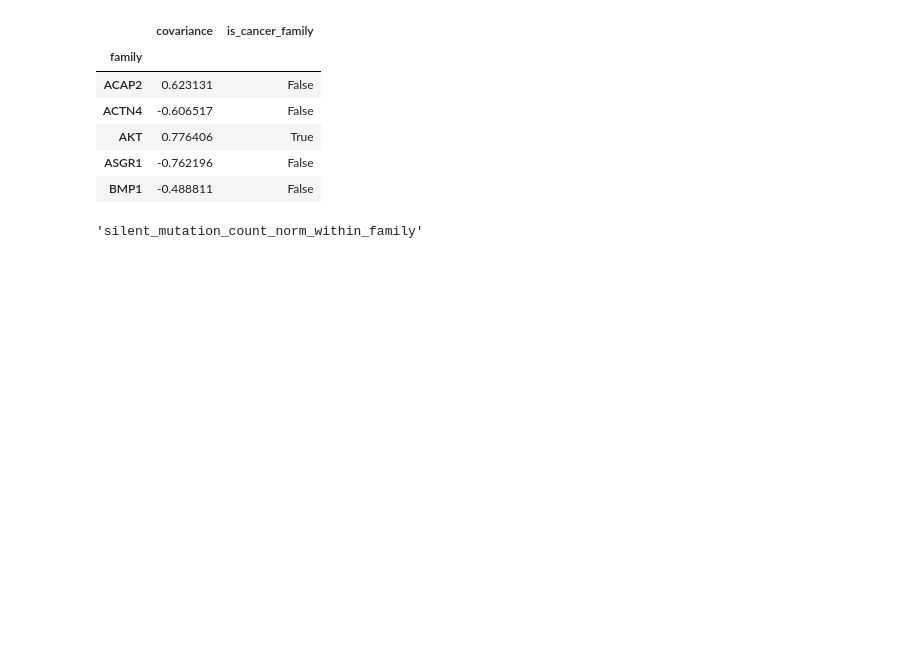
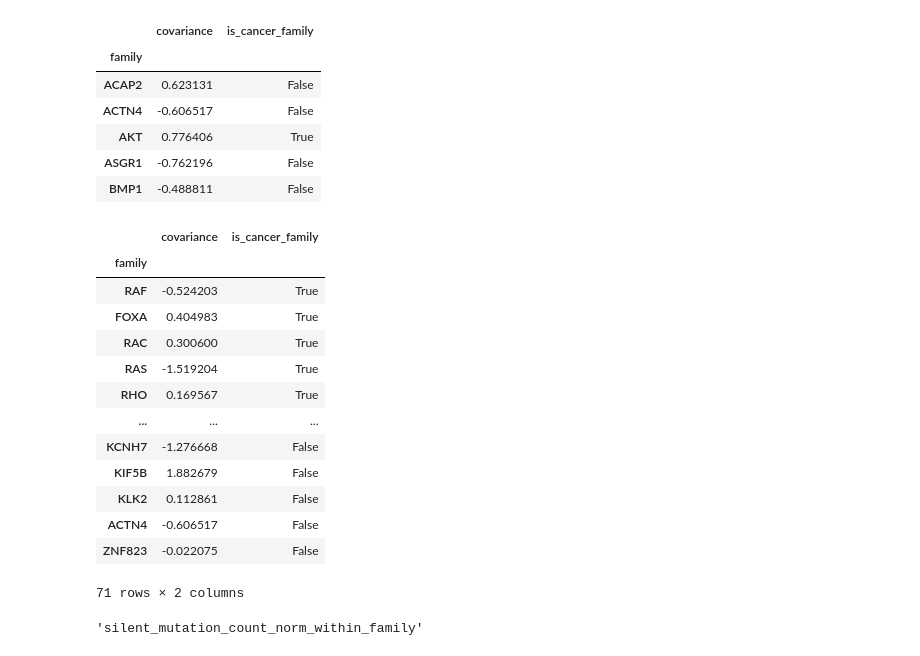
Before and after one commit to webermarcolivier/codon_usage_oncogenes, a Jupyter notebook: src/KRAS_codon_usage_published.ipynb, the cells around one changed output. Drawn from its saved outputs; the diff is of its cells as text; code cells hidden in the pictures; blank space fills up the shorter version.

```diff
--- a/src/KRAS_codon_usage_published.ipynb
+++ b/src/KRAS_codon_usage_published.ipynb
@@ -4824,15 +4845,15 @@ len(regressionCoeffDf)
 # %% [markdown]
 Note that we include background non-cancer families with more than 3 members (there are with 10-12 members!).
 # %%
-familyCancerList = famDf[famDf['is_cancer_family']]['family'].unique()
+familyCancerList = famDf[famDf['is_cancer_family'] == 'True']['family'].unique()
 
-familyCancerDf = famDf[famDf['is_cancer_family']]
+familyCancerDf = famDf[famDf['is_cancer_family'] == 'True']
 familyCancerDf = familyCancerDf[familyCancerDf['n_members'] > 2]
 
 familyCancerList = familyCancerDf['family'].unique()
 print("len(familyCancerList)", len(familyCancerList))
 
-familyNotCancerDf = famDf[~famDf['is_cancer_family']]
+familyNotCancerDf = famDf[famDf['is_cancer_family'] == 'False']
 familyNotCancerDf = familyNotCancerDf[familyNotCancerDf['n_members'] > 2]
 
 familyNotCancerList = familyNotCancerDf['family'].unique()
@@ -4861,6 +4882,27 @@ len(regressionCoeffDf2) 71
 | AKT | 0.776406 | True |
 | ASGR1 | -0.762196 | False |
 | BMP1 | -0.488811 | False |
+# %%
+df = regressionCoeffDf2
+df = df[df['is_cancer_family'] != 'extended_background']\
+     .sort_values('is_cancer_family', ascending=False)[['covariance', 'is_cancer_family']]
+df.to_csv(outputPath / 'regressionCoeffDf2_silent_mutations_simplified.csv')
+df
+# %% [output]
+|  | covariance | is_cancer_family |
+| family |  |  |
+| RAF | -0.524203 | True |
+| FOXA | 0.404983 | True |
+| RAC | 0.300600 | True |
+| RAS | -1.519204 | True |
+| RHO | 0.169567 | True |
+| ... | ... | ... |
+| KCNH7 | -1.276668 | False |
+| KIF5B | 1.882679 | False |
+| KLK2 | 0.112861 | False |
+| ACTN4 | -0.606517 | False |
+| ZNF823 | -0.022075 | False |
+71 rows × 2 columns
 # %%
 mutCol
 # %% [output]
```
Also changed, not shown: parts of 10 cells of this notebook.
